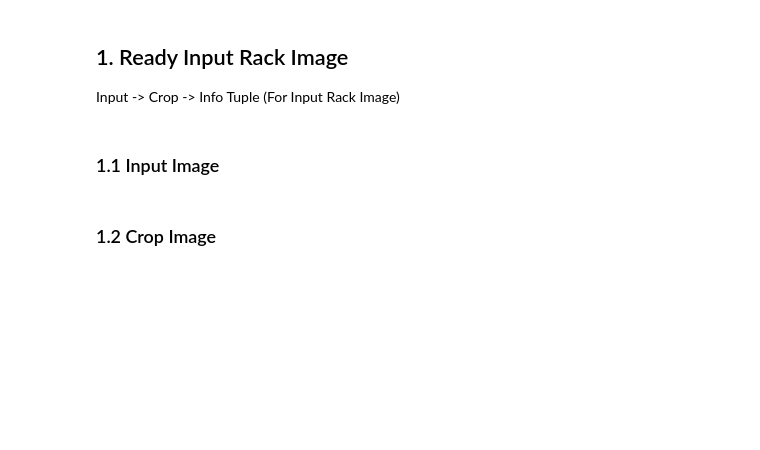
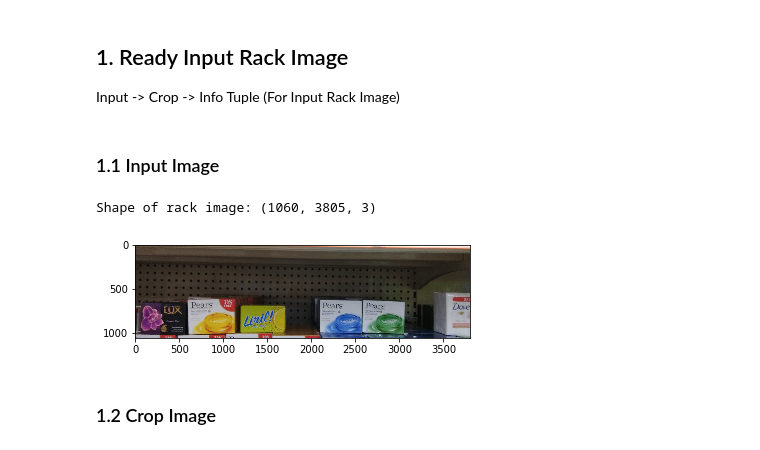
Before and after one commit to nikitaomare/Background-detection, a Jupyter notebook: Background Detection.ipynb, the cells around one changed output. Saved outputs shown, nothing was run; the diff lists cells and outputs as text; code cells hidden in the pictures; blank space fills up the shorter version.

```diff
--- a/Background Detection.ipynb
+++ b/Background Detection.ipynb
@@ -36,16 +36,19 @@ Input -> Crop -> Info Tuple (For Input Rack Image)
 # %%
 def read_rackImage(image_name):
 
     img=cv2.imread(image_name)
     img=cv2.cvtColor(img, cv2.COLOR_BGR2RGB)
     plt.imshow(img)
 
     X=np.array(img)
     print('Shape of rack image: ' + str(X.shape))
 
     return X, img
 
-X, img = read_rackImage('set1_rack.jpeg')
+X, img = read_rackImage('set3_rack.jpeg')
+# %% [output]
+Shape of rack image: (1060, 3805, 3)
+[figure, added]
 # %% [markdown]
 ### 1.2 Crop Image
 # %%
```
Also changed, not shown: parts of 14 cells of this notebook.
